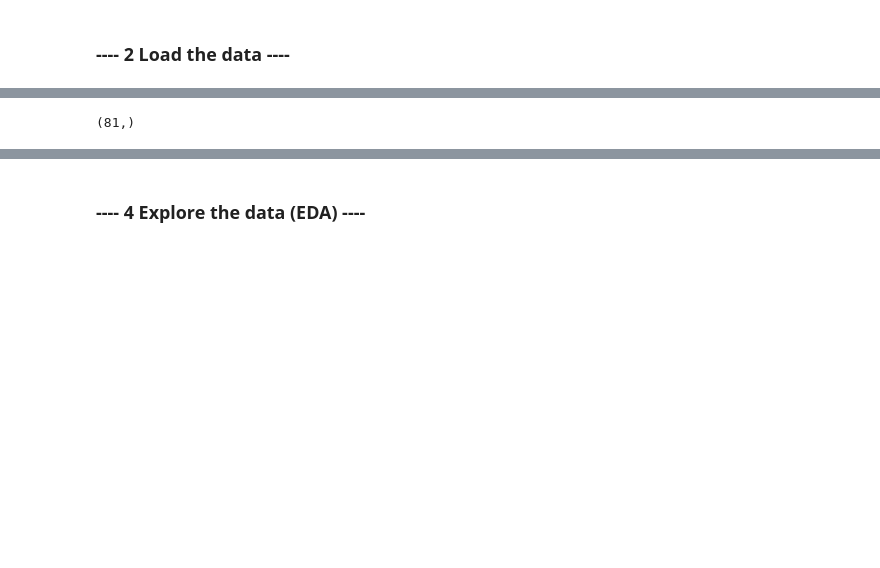
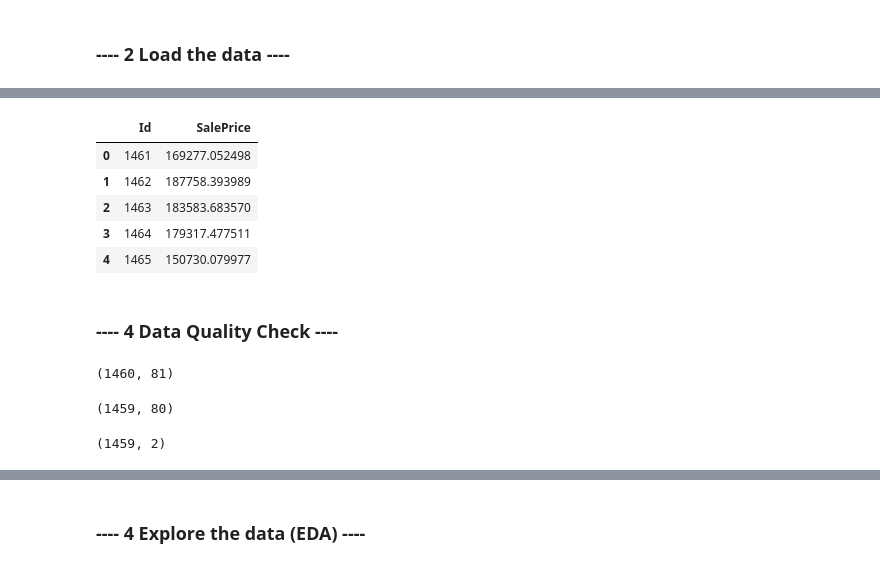
Before and after one commit to vbabashov/house-prices, a Jupyter notebook: price_prediction.ipynb, the cells around one changed output, grey strips where cells are left out. Drawn from its saved outputs; the diff is of its cells as text; code cells hidden in the pictures; blank space fills up the shorter version.

```diff
--- a/price_prediction.ipynb
+++ b/price_prediction.ipynb
@@ -57,5 +87,28 @@ df.head()
+# %%
+df_test_target.head()
+# %% [output]
+|  | Id | SalePrice |
+| 0 | 1461 | 169277.052498 |
+| 1 | 1462 | 187758.393989 |
+| 2 | 1463 | 183583.683570 |
+| 3 | 1464 | 179317.477511 |
+| 4 | 1465 | 150730.079977 |
+# %% [markdown]
+### ---- 4 Data Quality Check ----
 # %%
-#look for duplicate data, invalid data (e.g. salaries <=0), or corrupt data and remove it
-df.columns.shape
+#look for duplicate data, invalid data (e.g. prices <=0), or corrupt data and remove it
-# %% [output]
-(81,)
+# %%
+# Check the size of the rows and columns
+df_train.shape
+# %% [output]
+(1460, 81)
+# %%
+# Check the size of the rows and columns
+df_test_feature.shape
+# %% [output]
+(1459, 80)
+# %%
+# Check the size of the rows and columns
+df_test_target.shape
+# %% [output]
+(1459, 2)
```
Also changed, not shown: parts of 20 cells of this notebook.
